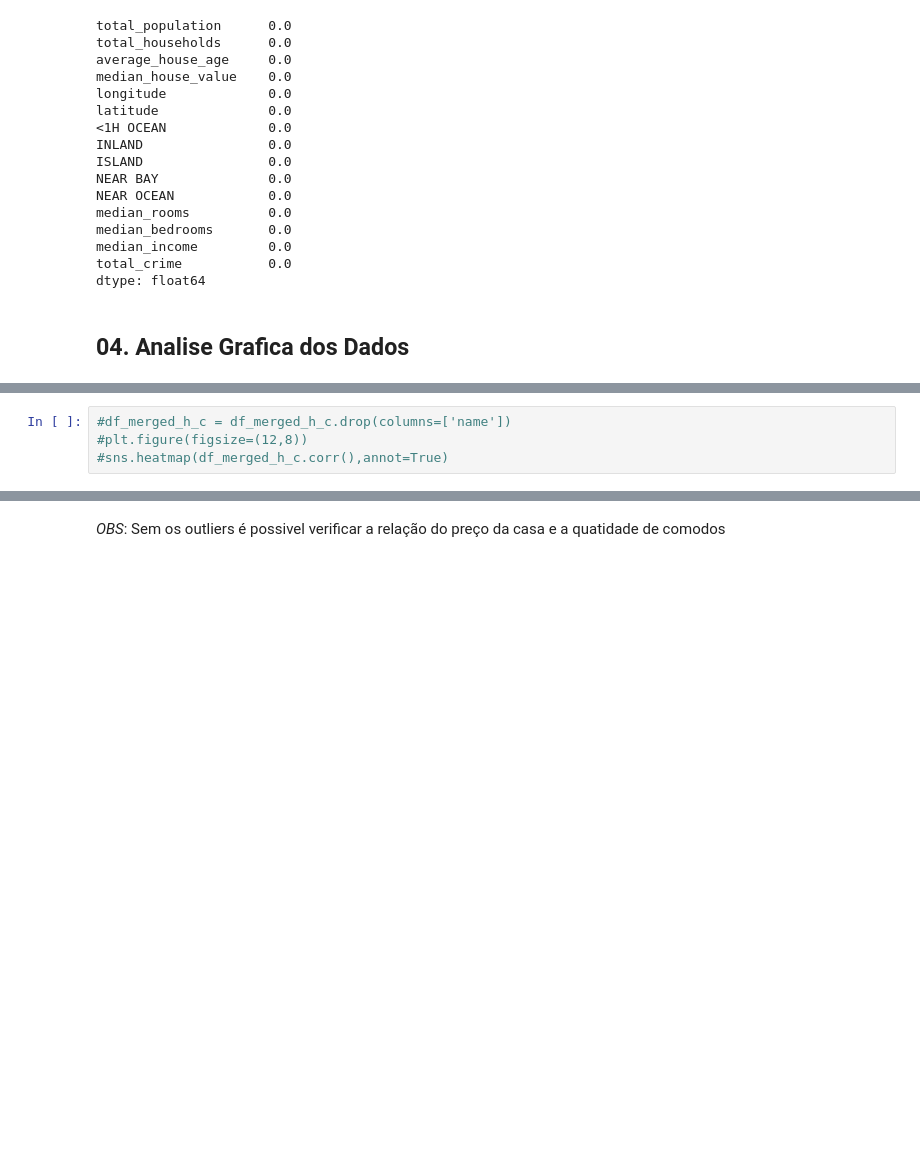
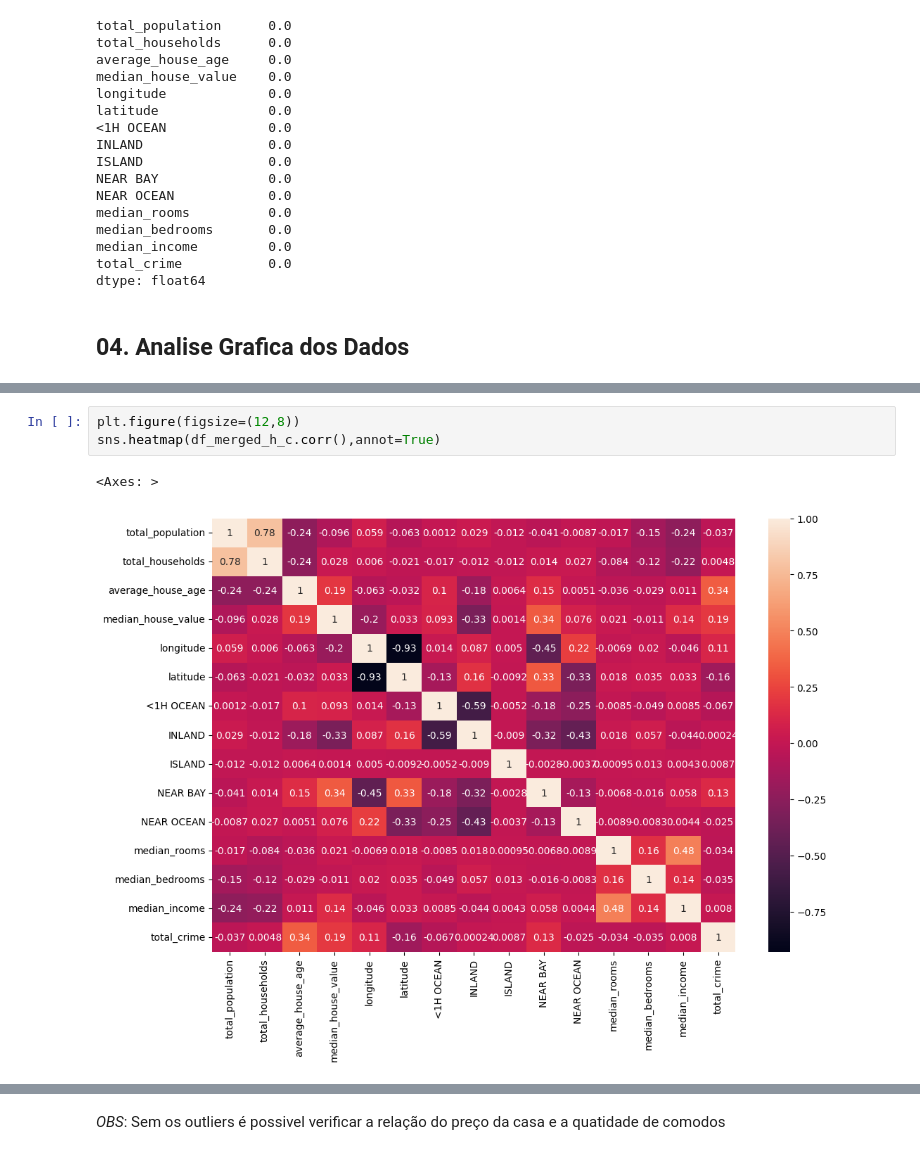
Before and after one commit to christhiangoncalves/Calculo_de_Preco_Casas_California, a Jupyter notebook: California_house_Price.ipynb, the cells around one changed output, grey strips where cells are left out. Drawn from its saved outputs; the diff is of its cells as text; blank space fills up the shorter version.

```diff
--- a/California_house_Price.ipynb
+++ b/California_house_Price.ipynb
@@ -461,7 +469,9 @@ plot3 = ['median_house_value', 'median_rooms', 'median_bedrooms','median_income'
 # %%
-#df_merged_h_c = df_merged_h_c.drop(columns=['name'])
-#plt.figure(figsize=(12,8))
-#sns.heatmap(df_merged_h_c.corr(),annot=True)
+plt.figure(figsize=(12,8))
+sns.heatmap(df_merged_h_c.corr(),annot=True)
+# %% [output]
+<Axes: >
+[figure, added]
 # %%
 #retirando outlier provisoriamente para visualizar dados
 df = df_merged_h_c.drop(df_merged_h_c[df_merged_h_c['median_income'] >= 100].index)
```
Also changed, not shown: parts of 10 cells of this notebook.
